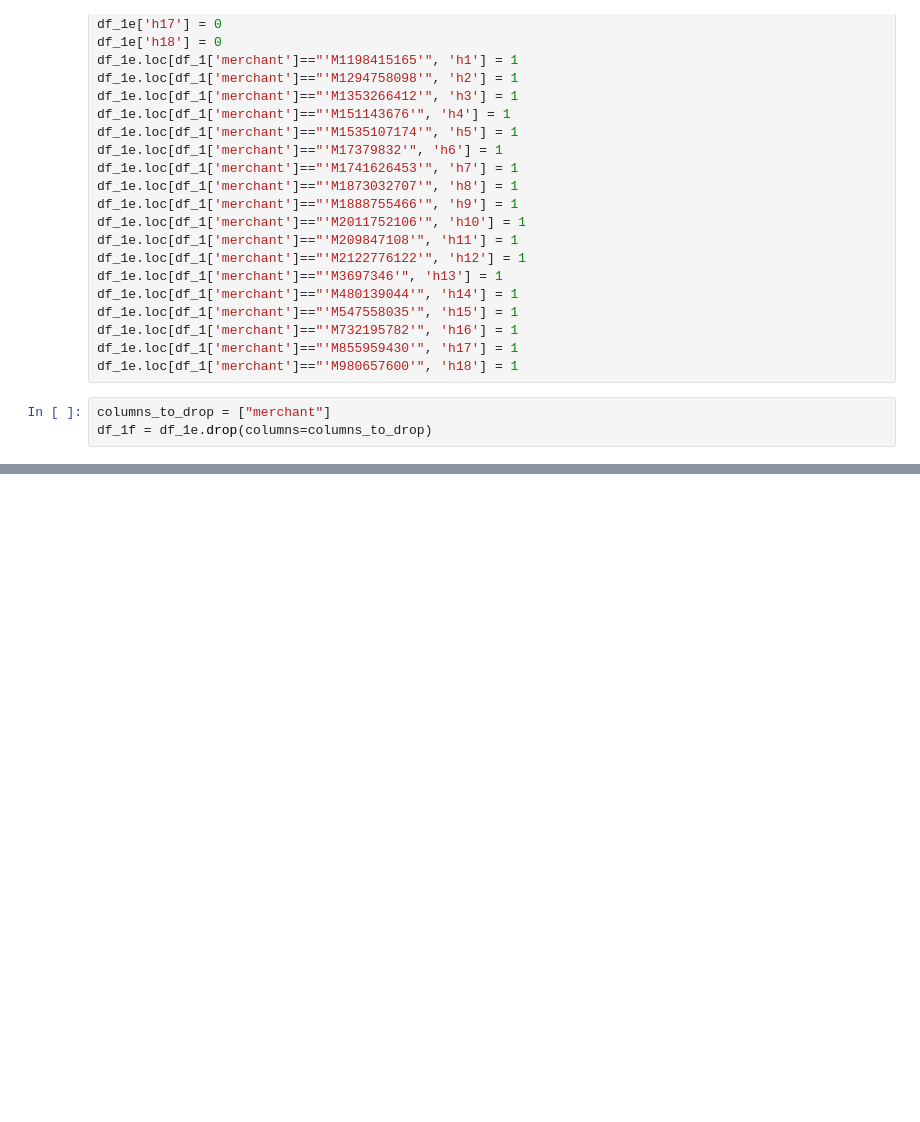
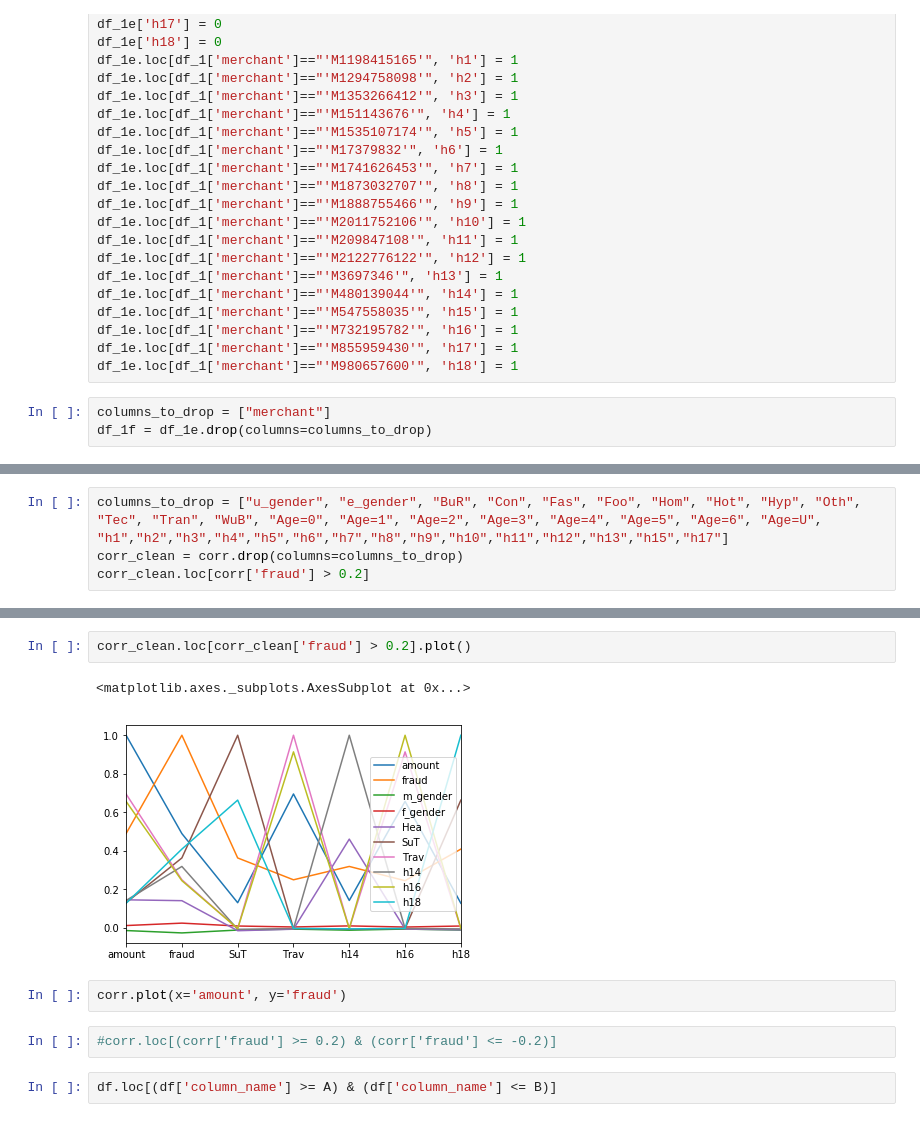
Before and after one commit to felixrolf/DS-bank-app, a Jupyter notebook: notebooks/Kaggle_Financial_Data_2.ipynb, the cells around one changed output, grey strips where cells are left out. Cells and saved outputs as stored; diff of their text form; blank space fills up the shorter version.

```diff
--- a/notebooks/Kaggle_Financial_Data_2.ipynb
+++ b/notebooks/Kaggle_Financial_Data_2.ipynb
@@ -180,0 +142,4 @@ by_fraud = df_1f.set_index('fraud')
+# %%
+columns_to_drop = ["u_gender", "e_gender", "BuR", "Con", "Fas", "Foo", "Hom", "Hot", "Hyp", "Oth", "Tec", "Tran", "WuB", "Age=0", "Age=1", "Age=2", "Age=3", "Age=4", "Age=5", "Age=6", "Age=U", "h1","h2","h3","h4","h5","h6","h7","h8","h9","h10","h11","h12","h13","h15","h17"]
+corr_clean = corr.drop(columns=columns_to_drop)
+corr_clean.loc[corr['fraud'] > 0.2]
@@ -180,0 +164,11 @@ by_fraud = df_1f.set_index('fraud')
+# %%
+corr_clean.loc[corr_clean['fraud'] > 0.2].plot()
+# %% [output]
+<matplotlib.axes._subplots.AxesSubplot at 0x...>
+[figure, added]
+# %%
+corr.plot(x='amount', y='fraud')
+# %%
+#corr.loc[(corr['fraud'] >= 0.2) & (corr['fraud'] <= -0.2)]
+# %%
+df.loc[(df['column_name'] >= A) & (df['column_name'] <= B)]
```
Also changed, not shown: parts of 10 cells of this notebook, 2 other files.
